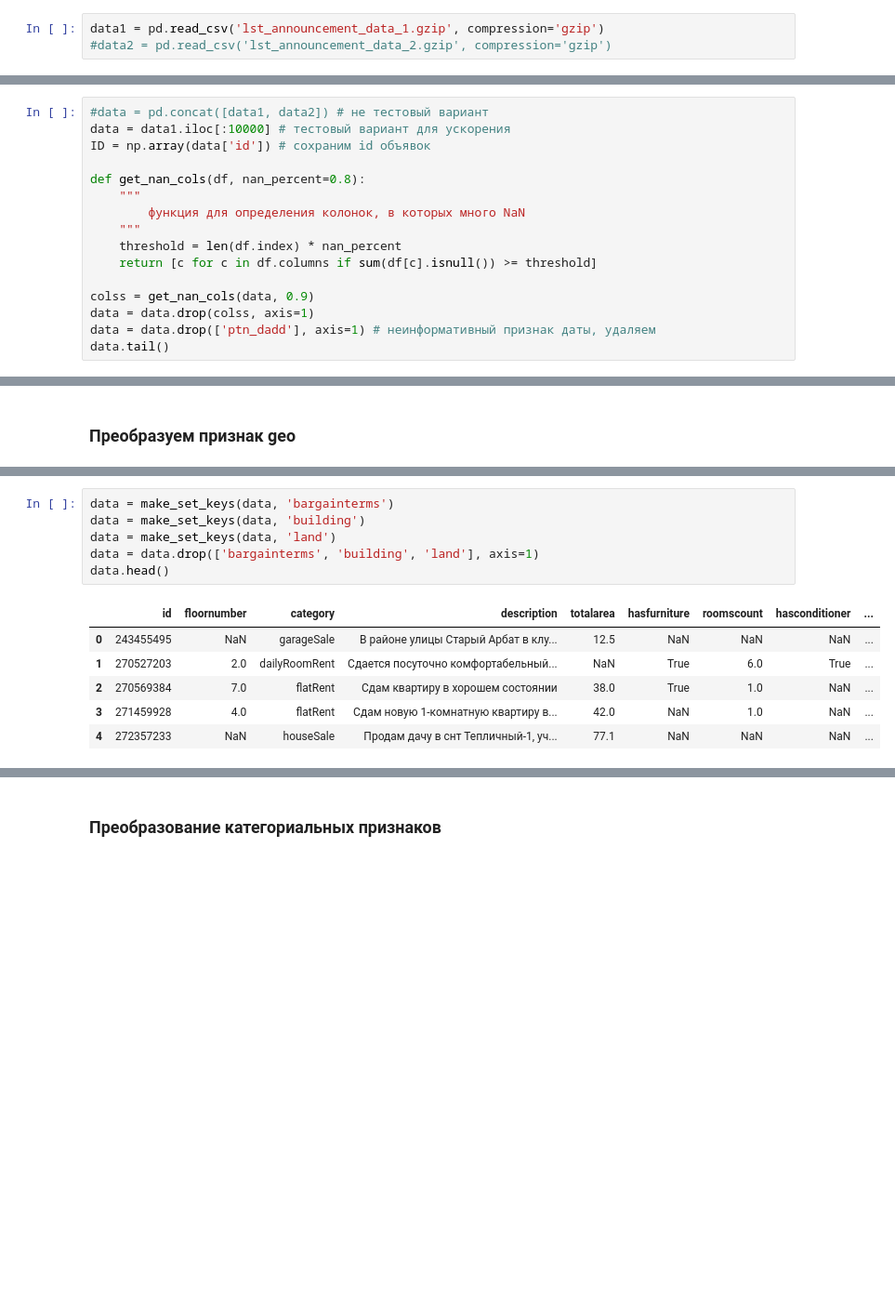
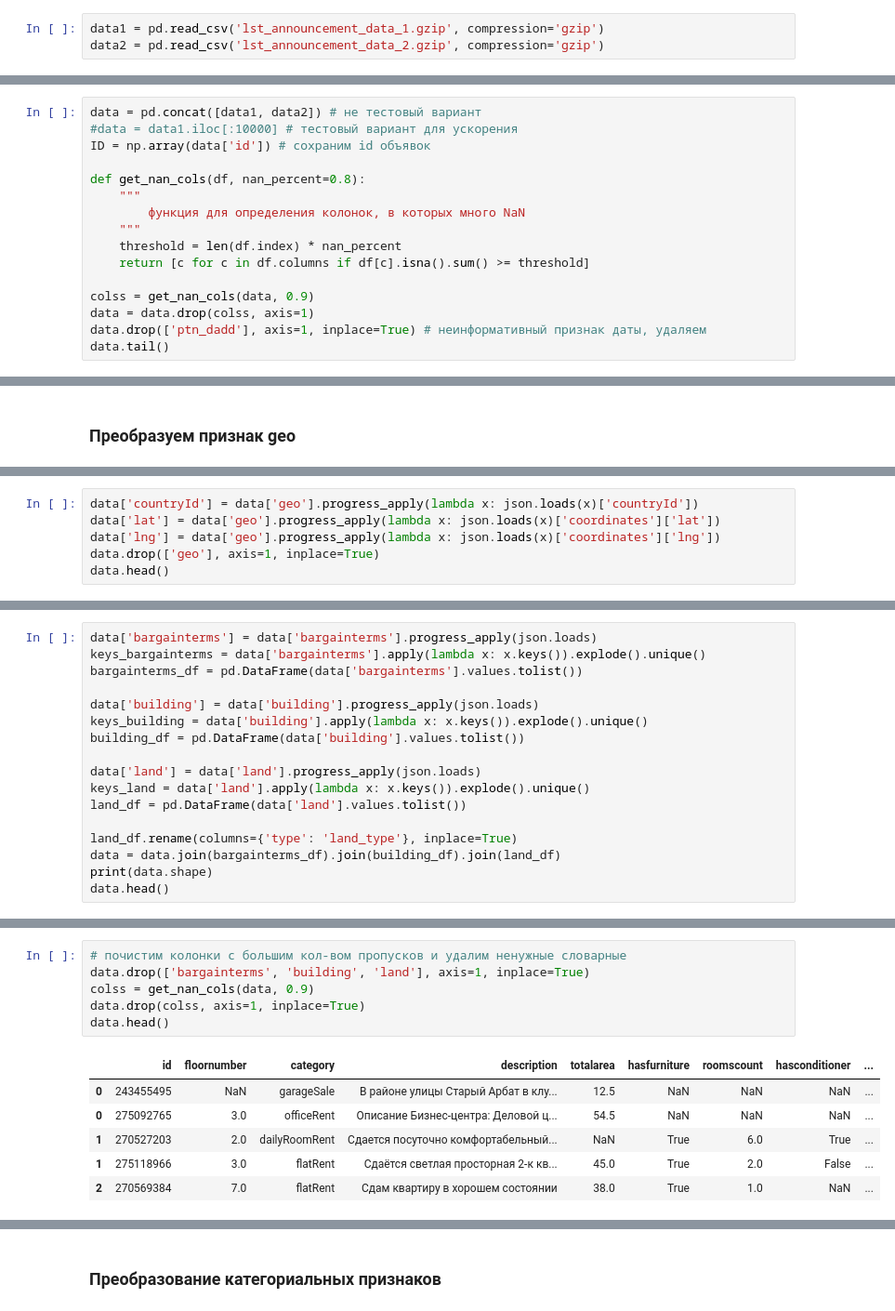
Before and after one commit to MariaZharova/recsys_internship, a Jupyter notebook: Embedding.ipynb, the cells around one changed output, grey strips where cells are left out. Shown at 93% size. Drawn from its saved outputs; the diff is of its cells as text; blank space fills up the shorter version.

```diff
--- a/Embedding.ipynb
+++ b/Embedding.ipynb
@@ -10,7 +14,7 @@ from sklearn.preprocessing import scale
 ### Смотрим на данные
 # %%
 data1 = pd.read_csv('lst_announcement_data_1.gzip', compression='gzip')
-#data2 = pd.read_csv('lst_announcement_data_2.gzip', compression='gzip')
+data2 = pd.read_csv('lst_announcement_data_2.gzip', compression='gzip')
 # %%
 print(data1.shape)
 data1.head()
@@ -32,8 +60,8 @@ data1.info()
 # %% [markdown]
 Удаляем столбцы, в которых более 90% пропусков
 # %%
-#data = pd.concat([data1, data2]) # не тестовый вариант
-data = data1.iloc[:10000] # тестовый вариант для ускорения
+data = pd.concat([data1, data2]) # не тестовый вариант
+#data = data1.iloc[:10000] # тестовый вариант для ускорения
 ID = np.array(data['id']) # сохраним id объявок
 
 def get_nan_cols(df, nan_percent=0.8):
@@ -41,11 +69,11 @@ def get_nan_cols(df, nan_percent=0.8):
         функция для определения колонок, в которых много NaN
     """
     threshold = len(df.index) * nan_percent
-    return [c for c in df.columns if sum(df[c].isnull()) >= threshold]
+    return [c for c in df.columns if df[c].isna().sum() >= threshold]
 
 colss = get_nan_cols(data, 0.9)
 data = data.drop(colss, axis=1)
-data = data.drop(['ptn_dadd'], axis=1) # неинформативный признак даты, удаляем
+data.drop(['ptn_dadd'], axis=1, inplace=True) # неинформативный признак даты, удаляем
 data.tail()
 # %% [output]
 |  | id | floornumber | category | bargainterms | description | totalarea | geo | building | land | ... |
@@ -93,0 +92,6 @@ data.head()
+# %%
+data['countryId'] = data['geo'].progress_apply(lambda x: json.loads(x)['countryId'])
+data['lat'] = data['geo'].progress_apply(lambda x: json.loads(x)['coordinates']['lat'])
+data['lng'] = data['geo'].progress_apply(lambda x: json.loads(x)['coordinates']['lng'])
+data.drop(['geo'], axis=1, inplace=True)
+data.head()
@@ -155,0 +109,17 @@ def make_set_keys(data, col):
+# %%
+data['bargainterms'] = data['bargainterms'].progress_apply(json.loads)
+keys_bargainterms = data['bargainterms'].apply(lambda x: x.keys()).explode().unique()
+bargainterms_df = pd.DataFrame(data['bargainterms'].values.tolist())
+
+data['building'] = data['building'].progress_apply(json.loads)
+keys_building = data['building'].apply(lambda x: x.keys()).explode().unique()
+building_df = pd.DataFrame(data['building'].values.tolist())
+
+data['land'] = data['land'].progress_apply(json.loads)
+keys_land = data['land'].apply(lambda x: x.keys()).explode().unique()
+land_df = pd.DataFrame(data['land'].values.tolist())
+
+land_df.rename(columns={'type': 'land_type'}, inplace=True)
+data = data.join(bargainterms_df).join(building_df).join(land_df)
+print(data.shape)
+data.head()
@@ -156,13 +134,13 @@ def make_set_keys(data, col):
 # %%
-data = make_set_keys(data, 'bargainterms')
-data = make_set_keys(data, 'building')
-data = make_set_keys(data, 'land')
-data = data.drop(['bargainterms', 'building', 'land'], axis=1)
+# почистим колонки с большим кол-вом пропусков и удалим ненужные словарные
+data.drop(['bargainterms', 'building', 'land'], axis=1, inplace=True)
+colss = get_nan_cols(data, 0.9)
+data.drop(colss, axis=1, inplace=True)
 data.head()
 # %% [output]
 |  | id | floornumber | category | description | totalarea | hasfurniture | roomscount | hasconditioner | ... |
 | 0 | 243455495 | NaN | garageSale | В районе улицы Старый Арбат в клу... | 12.5 | NaN | NaN | NaN | ... |
+| 0 | 275092765 | 3.0 | officeRent | Описание Бизнес-центра: Деловой ц... | 54.5 | NaN | NaN | NaN | ... |
 | 1 | 270527203 | 2.0 | dailyRoomRent | Сдается посуточно комфортабельный... | NaN | True | 6.0 | True | ... |
+| 1 | 275118966 | 3.0 | flatRent | Сдаётся светлая просторная 2-к кв... | 45.0 | True | 2.0 | False | ... |
 | 2 | 270569384 | 7.0 | flatRent | Сдам квартиру в хорошем состоянии | 38.0 | True | 1.0 | NaN | ... |
-| 3 | 271459928 | 4.0 | flatRent | Сдам новую 1-комнатную квартиру в... | 42.0 | NaN | 1.0 | NaN | ... |
-| 4 | 272357233 | NaN | houseSale | Продам дачу в снт Тепличный-1, уч... | 77.1 | NaN | NaN | NaN | ... |
```
Also changed, not shown: parts of 40 cells of this notebook.
